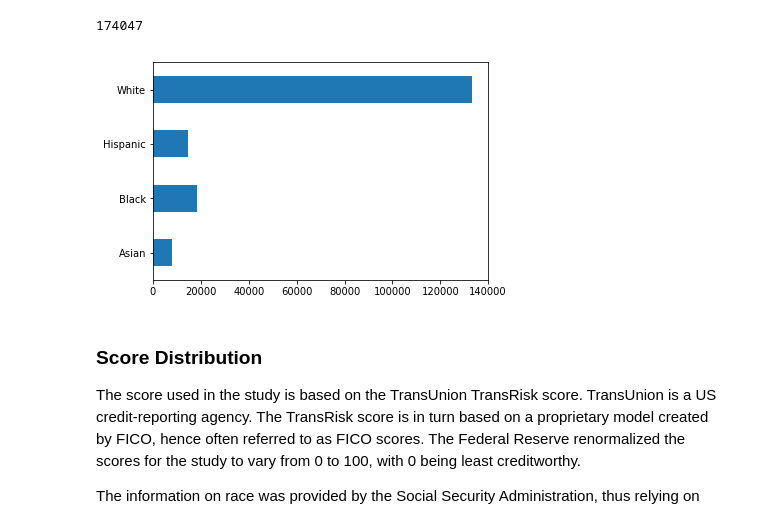
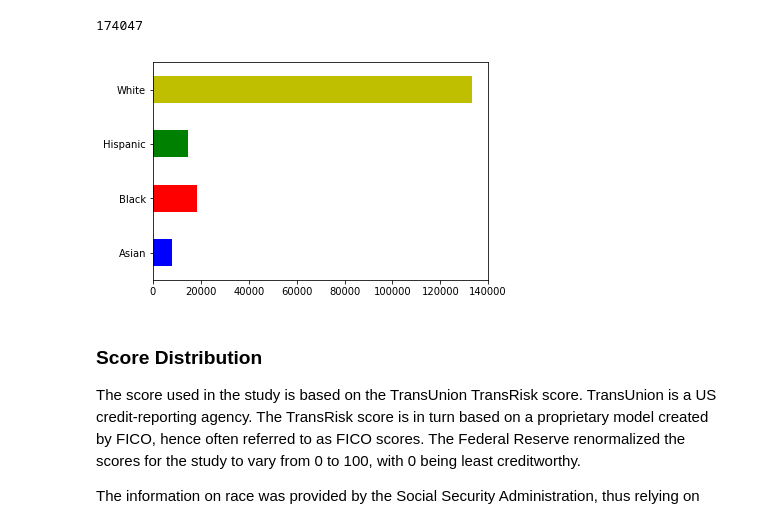
Before and after one commit to jingjieyeo/responsibly, a Jupyter notebook: docs/notebooks/demo-fico-analysis-colab.ipynb, the cells around one changed output. Drawn from its saved outputs; the diff is of its cells as text; code cells hidden in the pictures.

Commit message:
Minor edits to FICO analysis

```diff
--- a/docs/notebooks/demo-fico-analysis-colab.ipynb
+++ b/docs/notebooks/demo-fico-analysis-colab.ipynb
@@ -80,9 +98,9 @@ sum(FICO['totals'].values())
 # %% [output]
 174047
 # %%
-pd.Series(FICO['totals']).plot(kind='barh');
+pd.Series(FICO['totals']).plot(kind='barh', color=['b', 'r', 'g', 'y', 'k']);
 # %% [output]
-[figure, old version]
+[figure, new version]
 # %% [markdown]
 ### Score Distribution
 
```
Also changed, not shown: parts of 12 cells of this notebook.
